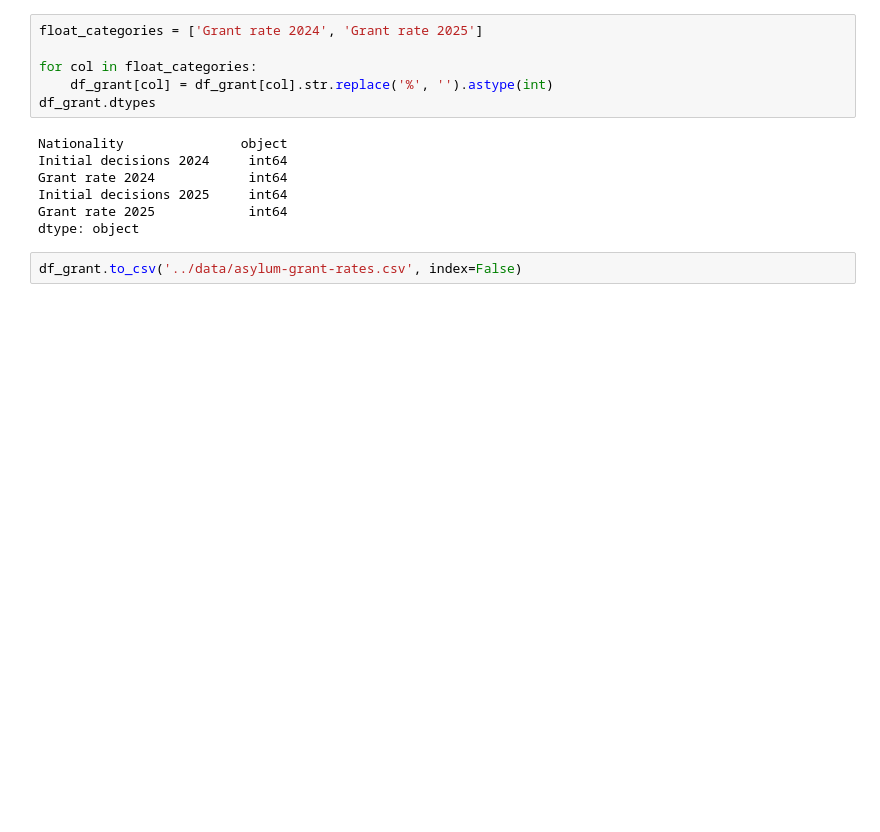
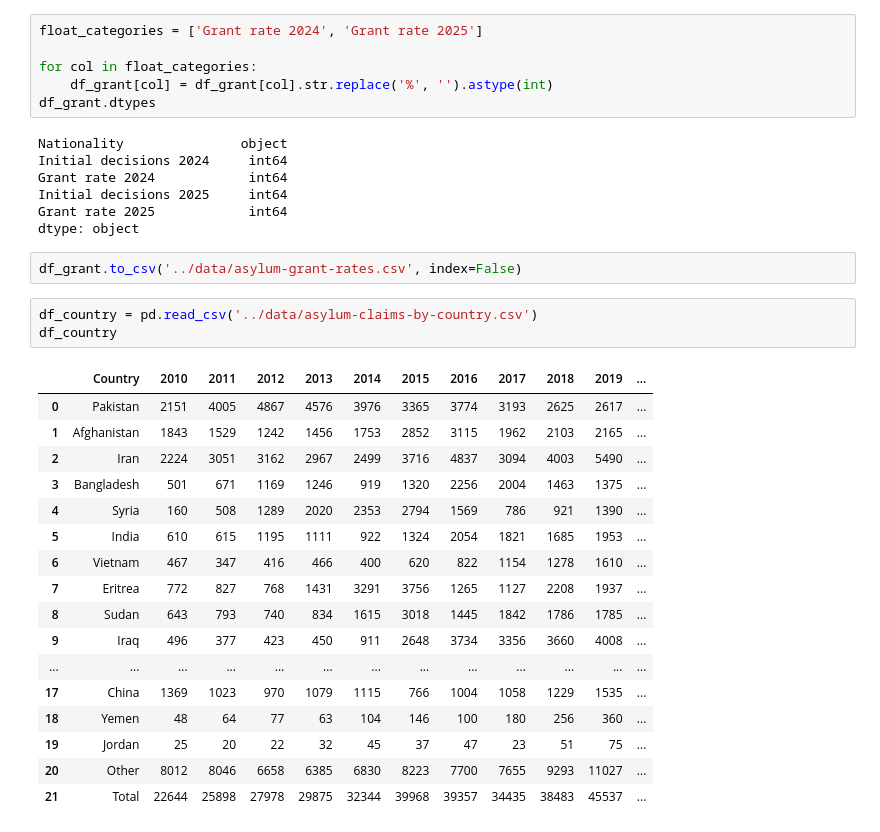
Before and after one commit to esencela/uk-immigration-data-analysis, a Jupyter notebook: notebooks/asylum-data-cleaning.ipynb, the cells around one changed output. Cells and saved outputs as stored; diff of their text form; blank space fills up the shorter version.

```diff
--- a/notebooks/asylum-data-cleaning.ipynb
+++ b/notebooks/asylum-data-cleaning.ipynb
@@ -170,3 +170,24 @@ Grant rate 2025            int64
 dtype: object
 # %%
 df_grant.to_csv('../data/asylum-grant-rates.csv', index=False)
+# %%
+df_country = pd.read_csv('../data/asylum-claims-by-country.csv')
+df_country
+# %% [output]
+|  | Country | 2010 | 2011 | 2012 | 2013 | 2014 | 2015 | 2016 | 2017 | 2018 | 2019 | ... |
+| 0 | Pakistan | 2151 | 4005 | 4867 | 4576 | 3976 | 3365 | 3774 | 3193 | 2625 | 2617 | ... |
+| 1 | Afghanistan | 1843 | 1529 | 1242 | 1456 | 1753 | 2852 | 3115 | 1962 | 2103 | 2165 | ... |
+| 2 | Iran | 2224 | 3051 | 3162 | 2967 | 2499 | 3716 | 4837 | 3094 | 4003 | 5490 | ... |
+| 3 | Bangladesh | 501 | 671 | 1169 | 1246 | 919 | 1320 | 2256 | 2004 | 1463 | 1375 | ... |
+| 4 | Syria | 160 | 508 | 1289 | 2020 | 2353 | 2794 | 1569 | 786 | 921 | 1390 | ... |
+| 5 | India | 610 | 615 | 1195 | 1111 | 922 | 1324 | 2054 | 1821 | 1685 | 1953 | ... |
+| 6 | Vietnam | 467 | 347 | 416 | 466 | 400 | 620 | 822 | 1154 | 1278 | 1610 | ... |
+| 7 | Eritrea | 772 | 827 | 768 | 1431 | 3291 | 3756 | 1265 | 1127 | 2208 | 1937 | ... |
+| 8 | Sudan | 643 | 793 | 740 | 834 | 1615 | 3018 | 1445 | 1842 | 1786 | 1785 | ... |
+| 9 | Iraq | 496 | 377 | 423 | 450 | 911 | 2648 | 3734 | 3356 | 3660 | 4008 | ... |
+| ... | ... | ... | ... | ... | ... | ... | ... | ... | ... | ... | ... | ... |
+| 17 | China | 1369 | 1023 | 970 | 1079 | 1115 | 766 | 1004 | 1058 | 1229 | 1535 | ... |
+| 18 | Yemen | 48 | 64 | 77 | 63 | 104 | 146 | 100 | 180 | 256 | 360 | ... |
+| 19 | Jordan | 25 | 20 | 22 | 32 | 45 | 37 | 47 | 23 | 51 | 75 | ... |
+| 20 | Other | 8012 | 8046 | 6658 | 6385 | 6830 | 8223 | 7700 | 7655 | 9293 | 11027 | ... |
+| 21 | Total | 22644 | 25898 | 27978 | 29875 | 32344 | 39968 | 39357 | 34435 | 38483 | 45537 | ... |
```
Also changed, not shown: parts of 2 cells of this notebook, 9 other files.
